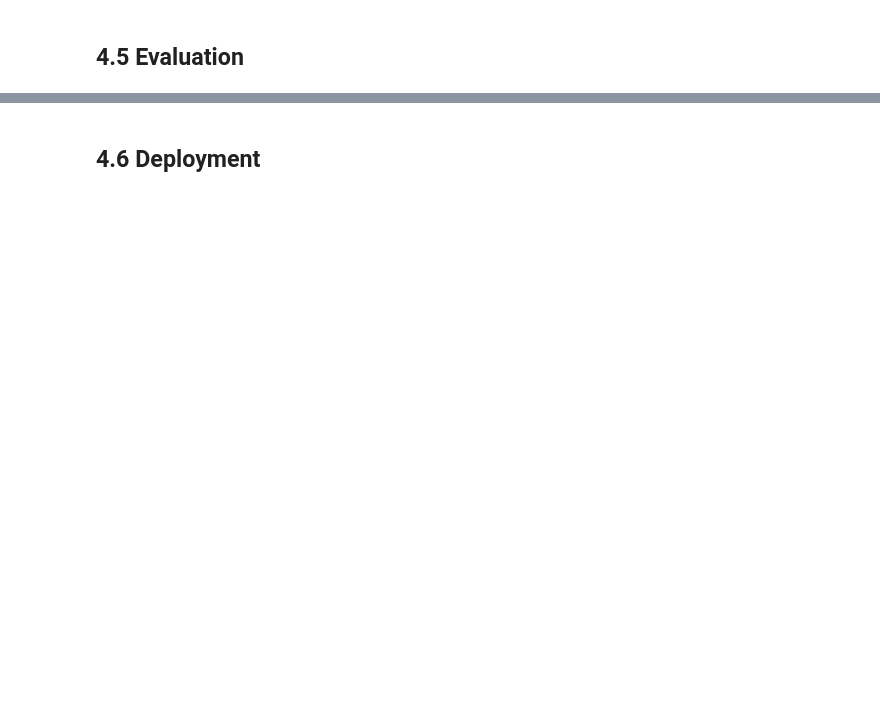
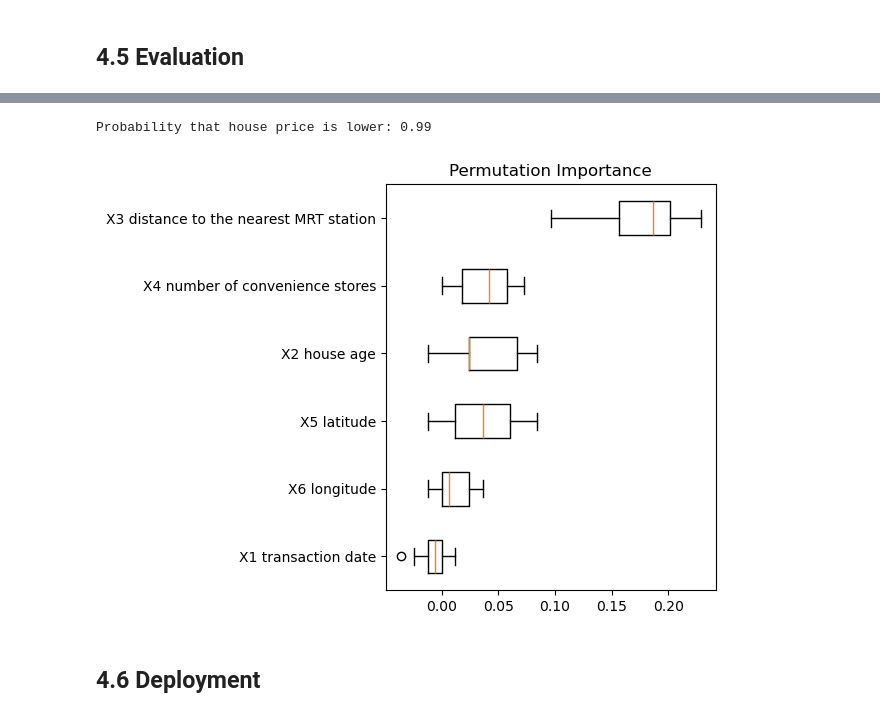
Before and after one commit to VladimirPiniazhin/Koneoppiminen, a Jupyter notebook: 4. Assignment_Linear_and_logistic_regression.ipynb, the cells around one changed output, grey strips where cells are left out. Cells and saved outputs as stored; diff of their text form; code cells hidden in the pictures; blank space fills up the shorter version.

```diff
--- a/4. Assignment_Linear_and_logistic_regression.ipynb
+++ b/4. Assignment_Linear_and_logistic_regression.ipynb
@@ -117,0 +151,8 @@ df_combined.hist(bins=50, figsize=[15,12]);
+# %%
+from sklearn.preprocessing import StandardScaler
+# Standardization of data
+scaler = StandardScaler()
+train_data = scaler.fit_transform(train_data)
+val_data = scaler.fit_transform(val_data)
+test_data = scaler.fit_transform(test_data)
+work_data = scaler.fit_transform(work_data)
@@ -122,2 +316,36 @@ df_combined.hist(bins=50, figsize=[15,12]);
+# %%
+# interactive prediction
+
+features=['X1 transaction date', 'X2 house age', 'X3 distance to the nearest MRT station', 'X4 number of convenience stores', 'X5 latitude', 'X6 longitude']
+
+Xi = pd.DataFrame(columns=features)
+
+# read input data
+for f in features:
+    val = input(f"Enter value for feature: {f}")
+    Xi[f] = [float(val)]
+
+# get probability estimate
+Xi = pd.DataFrame(scaler.transform(Xi), columns=Xi.columns)
+p = model_reg.predict_proba(Xi)[:,1]
+
+# output
+print("Probability that house price is lower: %0.2f" % p[0]);
+# %% [output]
+Probability that house price is lower: 0.99
+# %%
+# feature importance
+from sklearn.inspection import permutation_importance
+
+result = permutation_importance(model_reg, test_data, test_targets_binary, n_repeats=10, scoring="accuracy", random_state=0, n_jobs=-1)
+sorted_idx = result.importances_mean.argsort()
+
+fig, ax = plt.subplots()
+ax.boxplot(result.importances[sorted_idx].T, vert=False, tick_labels=X.columns[sorted_idx])
+ax.set_title("Permutation Importance")
+fig.tight_layout()
+plt.show()
+# %% [output]
+[figure, added]
 # %% [markdown]
 ## 4.6 Deployment
```
Also changed, not shown: parts of 36 cells of this notebook.
